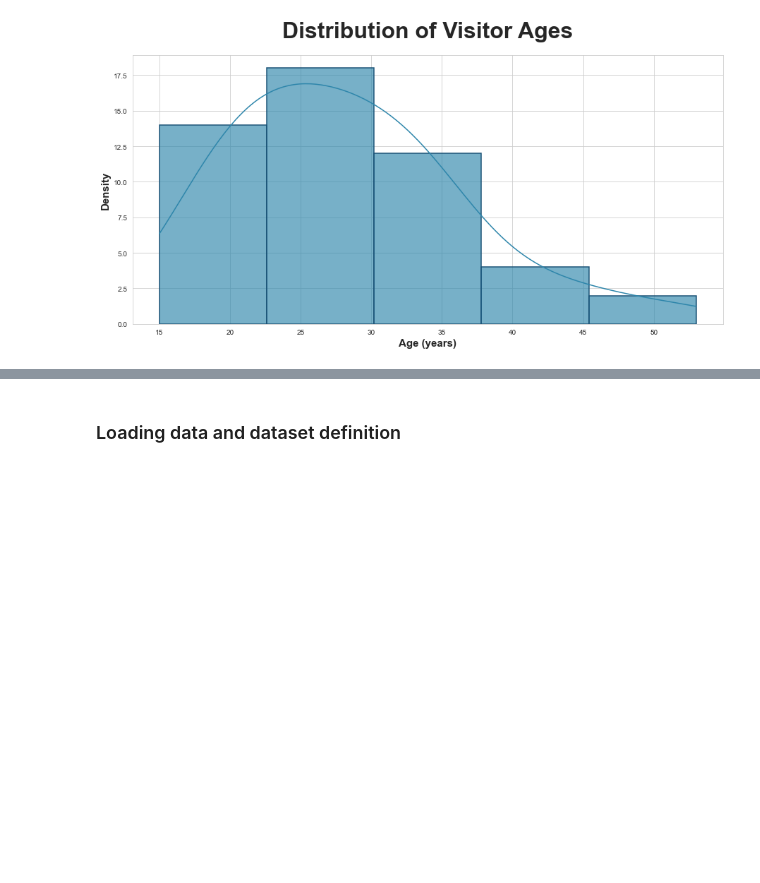
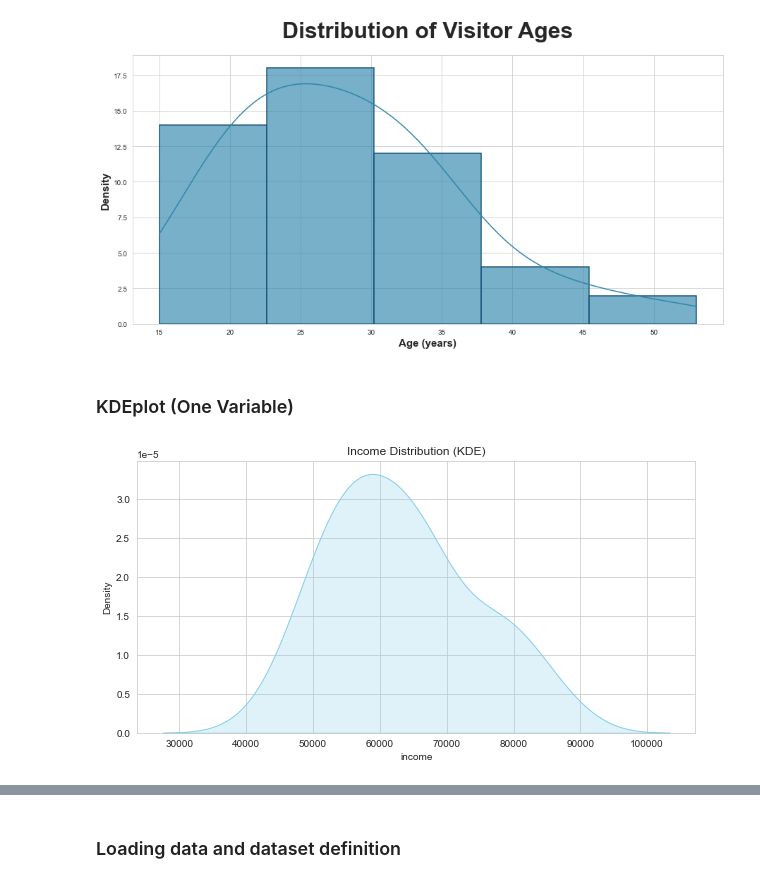
Before and after one commit to UlisesBM1998/Data-Visualization-Using-Python-Seaborn, a Jupyter notebook: Comprehensive Data Visualization Case Studies Using Python & Seaborn.ipynb, the cells around one changed output, grey strips where cells are left out. Cells and saved outputs as stored; diff of their text form; code cells hidden in the pictures; blank space fills up the shorter version.

```diff
--- a/Comprehensive Data Visualization Case Studies Using Python & Seaborn.ipynb
+++ b/Comprehensive Data Visualization Case Studies Using Python & Seaborn.ipynb
@@ -17,0 +192,6 @@ Financial Analysis (Stock Market Trends)
+# %%
+sns.set_style("whitegrid")
+plt.figure(figsize=(10, 5))
+
+sns.pairplot(df)
+plt.show()
@@ -27,18 +222,23 @@ import pandas as pd
 import seaborn as sns
 import matplotlib.pyplot as plt
 
-df = pd.read_csv("visitors_age.txt")
+df = pd.read_csv("visitors_info.csv")
 
-print("First five rows of the dataset")
+print("First five rows of the dataset\n")
 print(df.head())
 print("------------------------------------------------")
-print("Last five rows of the dataset")
+print("Last five rows of the dataset\n")
 print(df.tail())
 print("------------------------------------------------")
-print("Name and data type of all columns")
+print("Name and data type of all columns\n")
 print(df.info())
 print("------------------------------------------------")
-print("Stats analysis of all columns")
+print("Stats analysis of all columns\n")
 print(df.describe())
+print("------------------------------------------------")
+print("Number of duplicate entries: ", df.duplicated().sum())
+print("------------------------------------------------")
+print("Blank/Null values count: \n")
+print(df.isnull().sum())
 # %% [output]
 First five rows of the dataset
@@ -82,3 +282,14 @@ ax.set_ylabel('Density', fontsize=15, fontweight='bold')
 plt.show()
 # %% [output]
 [figure]
+# %% [markdown]
+### KDEplot (One Variable)
+# %%
+sns.set_style("whitegrid")
+plt.figure(figsize=(10, 5))
+
+sns.kdeplot(df["income"], fill=True, color="skyblue")
+plt.title("Income Distribution (KDE)")
+plt.show()
+# %% [output]
+[figure, added]
```
Also changed, not shown: parts of 101 cells of this notebook.
